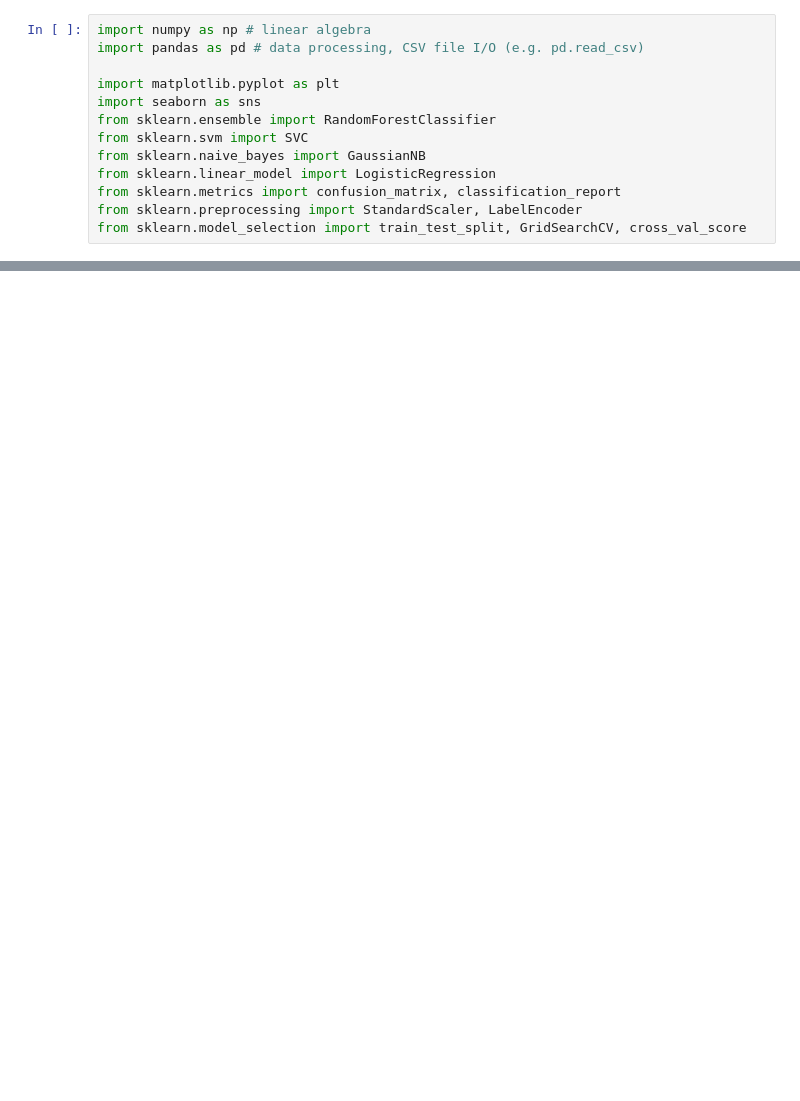
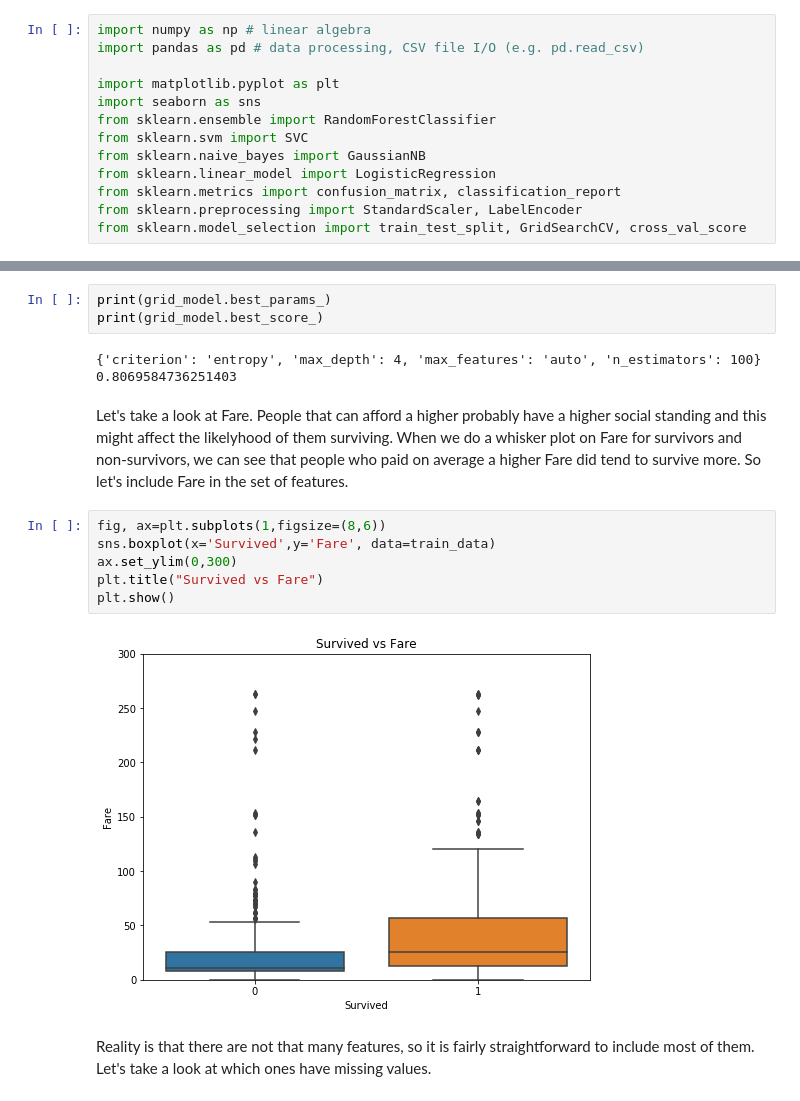
Before and after one commit to alexmohelsky/dtsa-5509, a Jupyter notebook: titanic.ipynb, the cells around one changed output, grey strips where cells are left out. Drawn from its saved outputs; the diff is of its cells as text; blank space fills up the shorter version.

```diff
--- a/titanic.ipynb
+++ b/titanic.ipynb
@@ -71,0 +102,18 @@ NameError: name 'train_data' is not defined
+# %%
+print(grid_model.best_params_)
+print(grid_model.best_score_)
+# %% [output]
+{'criterion': 'entropy', 'max_depth': 4, 'max_features': 'auto', 'n_estimators': 100}
+0.8069584736251403
+# %% [markdown]
+Let's take a look at Fare. People that can afford a higher probably have a higher social standing and this might affect the likelyhood of them surviving. When we do a whisker plot on Fare for survivors and non-survivors, we can see that people who paid on average a higher Fare did tend to survive more. So let's include Fare in the set of features.
+# %%
+fig, ax=plt.subplots(1,figsize=(8,6))
+sns.boxplot(x='Survived',y='Fare', data=train_data)
+ax.set_ylim(0,300)
+plt.title("Survived vs Fare")
+plt.show()
+# %% [output]
+[figure, added]
+# %% [markdown]
+Reality is that there are not that many features, so it is fairly straightforward to include most of them. Let's take a look at which ones have missing values.
```
Also changed, not shown: parts of 25 cells of this notebook.
